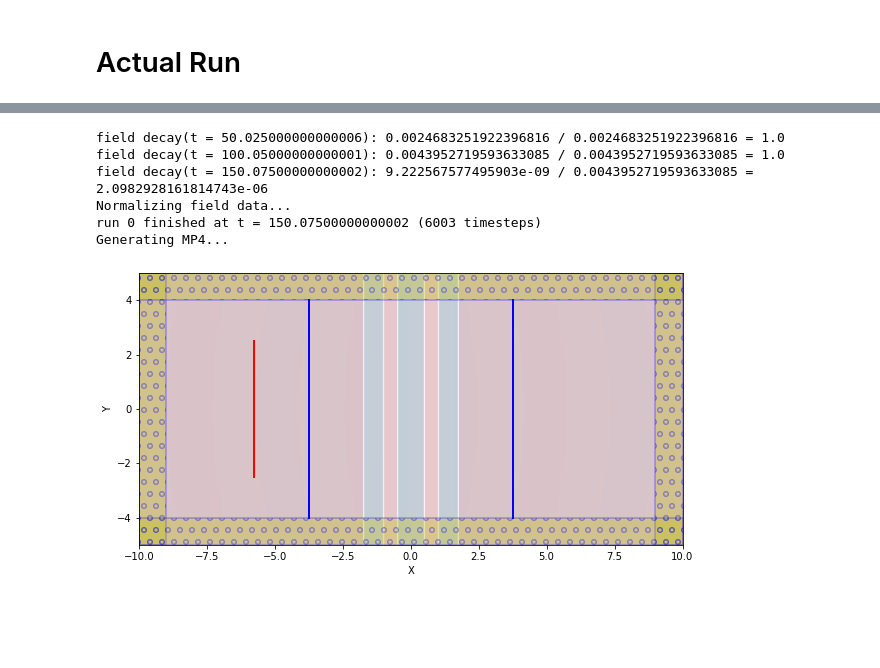
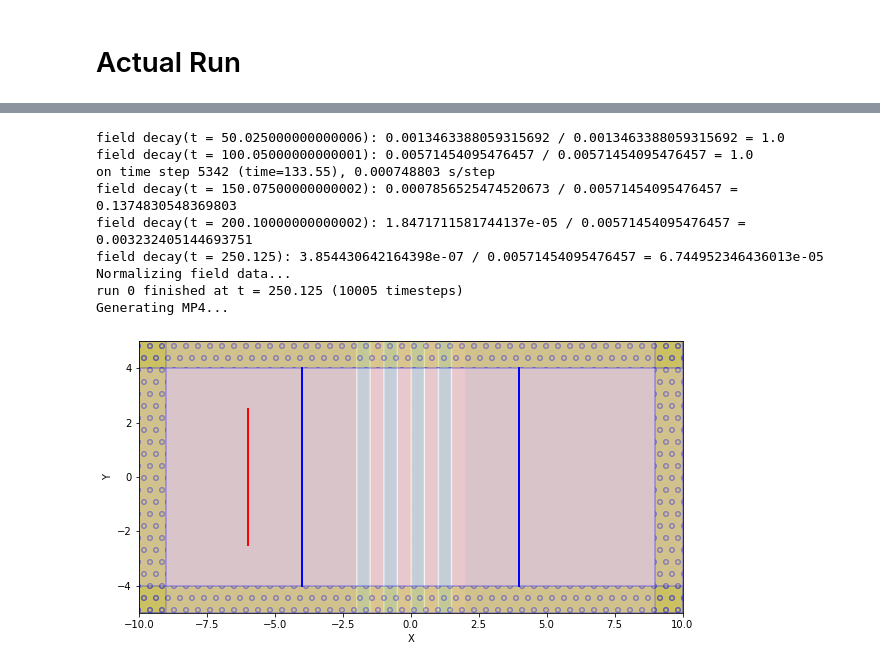
Before and after one commit to leonardocattarin/LabAdvPhotonicsMeep, a Jupyter notebook: Bragg_Reflector/Bragg_Reflector.ipynb, the cells around one changed output, grey strips where cells are left out. Saved outputs shown, nothing was run; the diff lists cells and outputs as text; code cells hidden in the pictures; blank space fills up the shorter version.

Commit message:
Updated Bragg

```diff
--- a/Bragg_Reflector/Bragg_Reflector.ipynb
+++ b/Bragg_Reflector/Bragg_Reflector.ipynb
@@ -92,10 +95,10 @@ bragg_boundary = width_cavity/2 + width_2/2 + width_2*(N_layer_half-1) + width_1
 Source
 # %%
 #Soure parameters
-source_x= -bragg_boundary - 4
+source_x = -bragg_width/2 - 4
 source_y = 0
 
-width_source = 5
+source_width = 5
 
 f_central = 0.15
 df = 0.1
@@ -115,18 +118,25 @@ Monitors
 # %%
 
 #Monitor parameters
-x_mon_1 = -bragg_boundary - 2
-h_mon_1 = sy - 2*pml_thickness
+#input
+mon_1_x = -bragg_width/2 - 2
+mon_1_width = sy - 2*pml_thickness
 
-x_mon_2 = bragg_boundary + 2
-h_mon_2 = sy - 2*pml_thickness
+#output
+mon_2_x = bragg_width/2 + 2
+mon_2_h = sy - 2*pml_thickness
 
+#number of sampling points in frequency for fourier transform of fields accumulated
 N_freq = 100
 
+#central frequency
 f_mon_central = f_central
+#width of sampled frequency band
 df_mon = df
 
-#Point for simulation termination
-check_pt = mp.Vector3(0, bragg_boundary + 0.5)
+
+
+#Point for simulation termination condition
+check_pt = mp.Vector3(0, bragg_width/2 + 0.5)
 # %% [markdown]
 # Normalization Run
@@ -184,26 +228,21 @@ sim.reset_meep()
 #define geometry
 
 #Background material
-geometry = [mp.Block(mp.Vector3(2*bragg_boundary, mp.inf, mp.inf),
+geometry = [mp.Block(mp.Vector3(bragg_width, mp.inf, mp.inf),
                      center=mp.Vector3(0,0),
                      material=mp.Medium(index=n_1))]
 
 #Layers Material
-for ii in range(N_layer_half):
+for ii in range(N_layers):
     geometry.append(mp.Block(mp.Vector3(width_2, mp.inf, mp.inf),
-                     center=mp.Vector3(width_cavity/2 + width_2/2 + width_2*ii + width_1*ii, 0),
+                     center=mp.Vector3(ii*(width_1+width_2) -bragg_width/2 + width_1 + width_2/2, 0),
                      material=mp.Medium(index=n_2)))
-
-    geometry.append(mp.Block(mp.Vector3(width_2, mp.inf, mp.inf),
-                     center=mp.Vector3(-width_cavity/2 - width_2/2 - width_2*ii - width_1*ii,0),
-                     material=mp.Medium(index=n_2)))
-
 
 #define sources
 sources = [mp.Source(mp.GaussianSource(frequency=f_central, fwidth=df),
                      component=mp.Ez,
                      center=mp.Vector3(source_x, 0),
-                     size=mp.Vector3(0, h_source))]
+                     size=mp.Vector3(0, source_width))]
 
 #define boundary conditions
 pml_layers = [mp.PML(pml_thickness)]
@@ -228,11 +267,11 @@ sim = mp.Simulation(cell_size=cell,
 #Desired frequencies are in (fcen-df/2, fcen+df/2)
 
 # Flux Monitor 1
-refl_fr = mp.FluxRegion(center=mp.Vector3(x_mon_1, 0), size=mp.Vector3(0,h_mon_1,0))
+refl_fr = mp.FluxRegion(center=mp.Vector3(mon_1_x, 0), size=mp.Vector3(0,mon_1_width,0))
 refl = sim.add_flux(f_mon_central, df_mon, N_freq, refl_fr)
 
 # Flux Monitor 2
-tran_fr = mp.FluxRegion(center=mp.Vector3(x_mon_2, 0), size=mp.Vector3(0,h_mon_2,0))
+tran_fr = mp.FluxRegion(center=mp.Vector3(mon_2_x, 0), size=mp.Vector3(0,mon_2_h,0))
 tran = sim.add_flux(f_mon_central, df_mon, N_freq, tran_fr)
 # %%
 #load normalization data
@@ -259,25 +296,28 @@ time for set_epsilon = 0.126511 s
 -----------
 # %%
-#Rusn simulation and save animation of Ez
+#Runs simulation and save animation of Ez
 animate = mp.Animate2D(sim,
                        fields=mp.Ez,
                        normalize=True,
                        realtime=False,
                        eps_parameters={'alpha':1, 'cmap':'RdBu', 'interpolation':'spline36'},
                        field_parameters={'alpha':0.8, 'cmap':'RdBu', 'interpolation':'spline36'},
                        boundary_parameters={'hatch':'o', 'linewidth':1.5, 'facecolor':'y', 'edgecolor':'b', 'alpha':0.3})
 
 
 sim.run(mp.at_every(1, animate), until_after_sources = mp.stop_when_fields_decayed(50, mp.Ez, check_pt, 1e-3))
         #until_after_sources=mp.stop_when_fields_decayed(50,mp.Ez,pt,1e-3))
 
-animate.to_mp4(10, "Ez.mp4")
+animate.to_mp4(10, "Ez_DBR.mp4")
 # %% [output]
-field decay(t = 50.025000000000006): 0.0024683251922396816 / 0.0024683251922396816 = 1.0
-field decay(t = 100.05000000000001): 0.0043952719593633085 / 0.0043952719593633085 = 1.0
-field decay(t = 150.07500000000002): 9.222567577495903e-09 / 0.0043952719593633085 = 2.0982928161814743e-06
+field decay(t = 50.025000000000006): 0.0013463388059315692 / 0.0013463388059315692 = 1.0
+field decay(t = 100.05000000000001): 0.00571454095476457 / 0.00571454095476457 = 1.0
+on time step 5342 (time=133.55), 0.000748803 s/step
+field decay(t = 150.07500000000002): 0.0007856525474520673 / 0.00571454095476457 = 0.1374830548369803
+field decay(t = 200.10000000000002): 1.8471711581744137e-05 / 0.00571454095476457 = 0.003232405144693751
+field decay(t = 250.125): 3.854430642164398e-07 / 0.00571454095476457 = 6.744952346436013e-05
 Normalizing field data...
-run 0 finished at t = 150.07500000000002 (6003 timesteps)
+run 0 finished at t = 250.125 (10005 timesteps)
 Generating MP4...
-[figure, old version]
+[figure, new version]
 # %%
```
Also changed, not shown: parts of 10 cells of this notebook, 3 other files.
